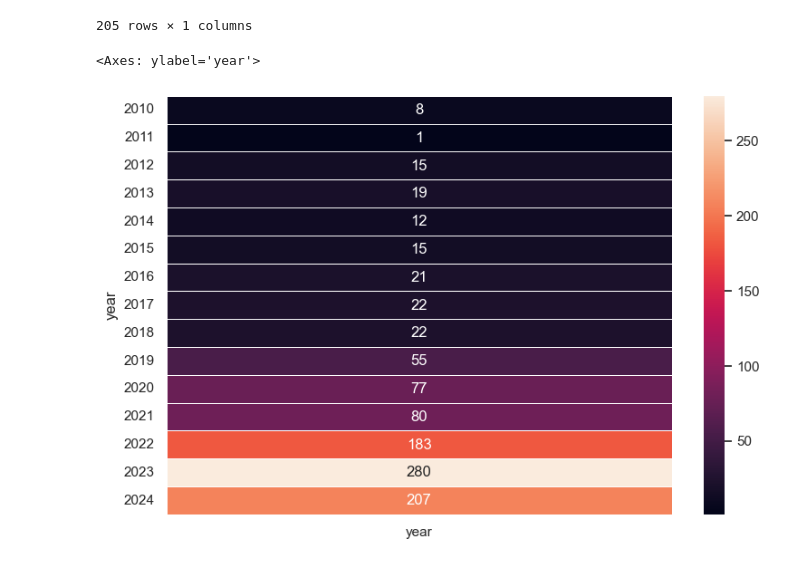
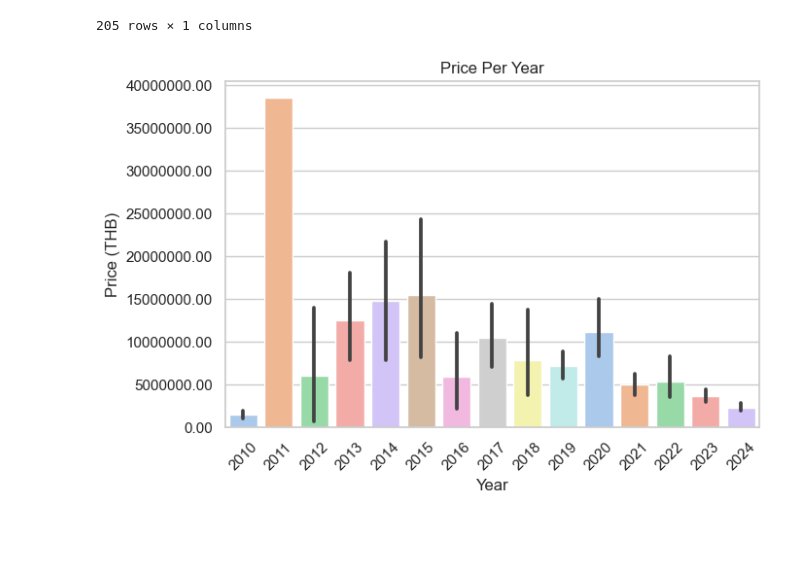
Before and after one commit to patchanarin2024/web-scraping, a Jupyter notebook: web_scraping_with_python.ipynb, the cells around one changed output. Saved outputs shown, nothing was run; the diff lists cells and outputs as text; code cells hidden in the pictures; blank space fills up the shorter version.

Commit message:
add_new_chart

```diff
--- a/web_scraping_with_python.ipynb
+++ b/web_scraping_with_python.ipynb
@@ -212,14 +212,28 @@ df.groupby(['year','thai_name'])[['price_new']].mean()
 |  | โอร่า | 1.049000e+06 |
 |  | โอโมดา | 9.240000e+05 |
 205 rows × 1 columns
-# %%
-import matplotlib.pyplot as plt
-import seaborn as sns
-sns.set_theme()
-
-# Draw a heatmap with the numeric values in each cell
-f, ax = plt.subplots(figsize=(9, 6))
-sns.heatmap(pivot, annot=True, fmt="d", linewidths=.5, ax=ax)
-# %% [output]
-<Axes: ylabel='year'>
-[figure, removed]
+# %%
+import pandas as pd
+import seaborn as sns
+import matplotlib.pyplot as plt
+import matplotlib.ticker as ticker
+
+
+
+
+# สร้าง Bar Chart
+sns.barplot(x='year', y='price_new', data=df, palette="pastel",width=0.8)
+
+# เพิ่มชื่อกราฟและชื่อแกน
+plt.title('Price Per Year')
+plt.xlabel('Year')
+plt.ylabel('Price (THB)')
+
+plt.xticks(rotation=45)  # หมุนป้ายเพื่อป้องกันการซ้อนทับ
+plt.tight_layout()  # ปรับขนาดกราฟให้พอดี
+plt.gca().yaxis.set_major_formatter(ticker.FormatStrFormatter('%.2f'))
+
+
+plt.show()
+# %% [output]
+[figure, added]
```
Also changed, not shown: parts of 6 cells of this notebook.
